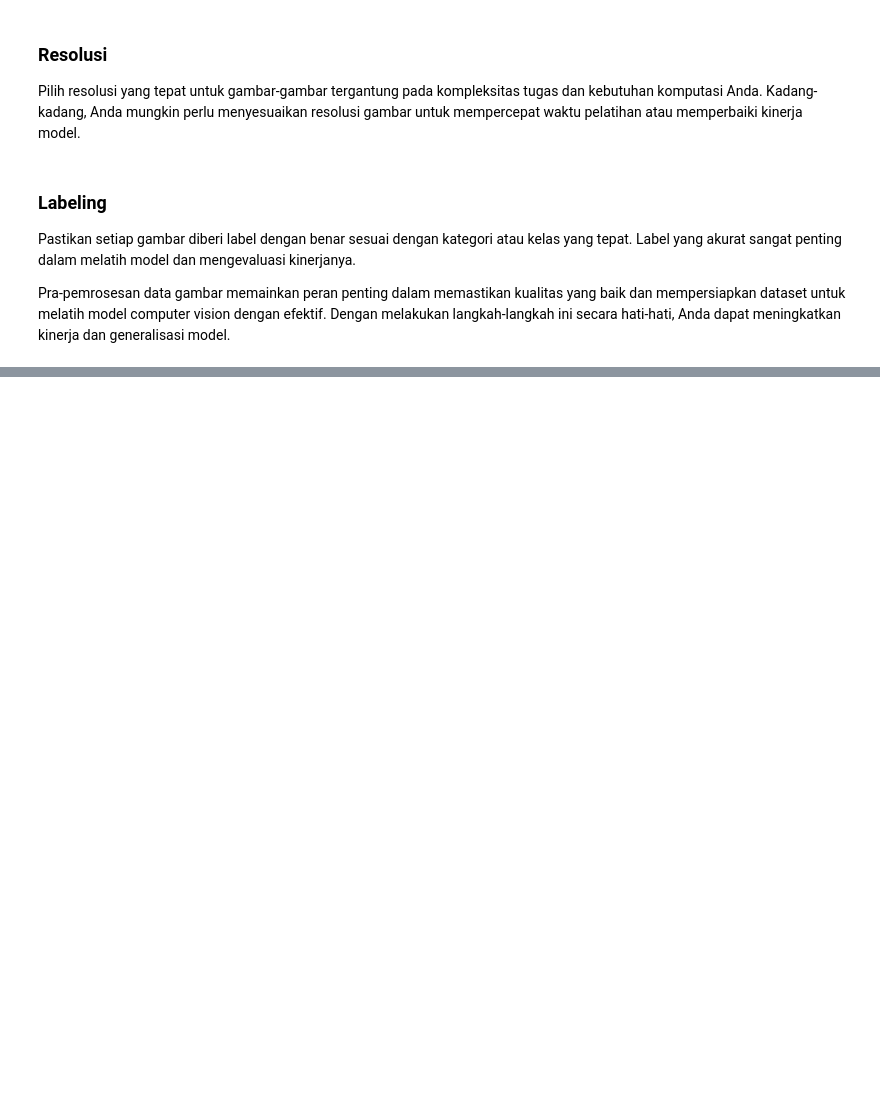
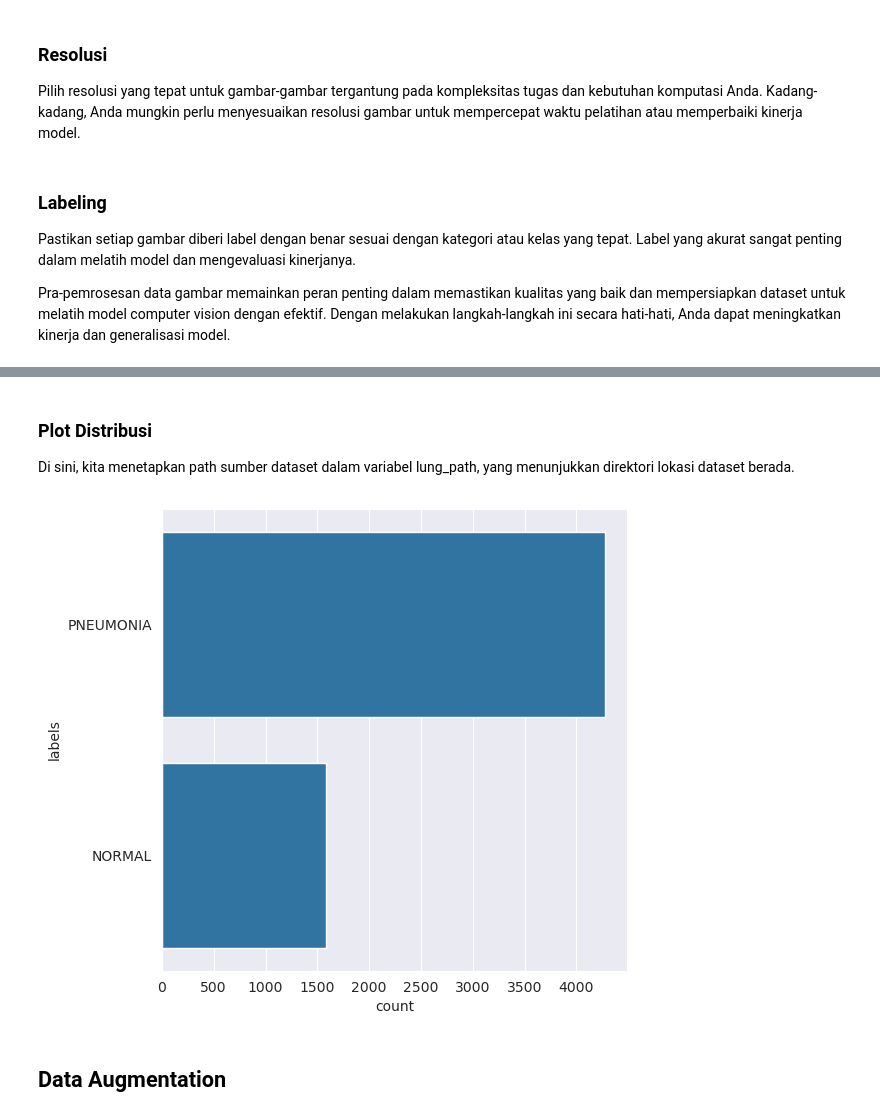
Before and after one commit to TurmaeUrsorum/repo_dicoding, a Jupyter notebook: 4. Belajar Fundamental Deep Learning/7. Klasifikasi Gambar/klasifikasi_gambar.ipynb, the cells around one changed output, grey strips where cells are left out. Saved outputs shown, nothing was run; the diff lists cells and outputs as text; code cells hidden in the pictures; blank space fills up the shorter version.

```diff
--- a/4. Belajar Fundamental Deep Learning/7. Klasifikasi Gambar/klasifikasi_gambar.ipynb
+++ b/4. Belajar Fundamental Deep Learning/7. Klasifikasi Gambar/klasifikasi_gambar.ipynb
@@ -343,0 +695,33 @@ Pra-pemrosesan data gambar memainkan peran penting dalam memastikan kualitas yan
+# %% [markdown]
+### Plot Distribusi
+
+Di sini, kita menetapkan path sumber dataset dalam variabel lung_path, yang menunjukkan direktori lokasi dataset berada.
+# %%
+import seaborn as sns
+
+# Definisikan path sumber
+lung_path = "./Bahan/chest_xray/dataset/"
+
+# Buat daftar yang menyimpan data untuk setiap nama file, path file, dan label dalam data
+file_name = []
+labels = []
+full_path = []
+
+# Dapatkan nama file gambar, path file, dan label satu per satu dengan looping, dan simpan sebagai dataframe
+for path, subdirs, files in os.walk(lung_path):
+    for name in files:
+        full_path.append(os.path.join(path, name))
+        labels.append(path.split('/')[-1])
+        file_name.append(name)
+
+distribution_train = pd.DataFrame({"path":full_path, 'file_name':file_name, "labels":labels})
+
+# Plot distribusi gambar di setiap kelas
+Label = distribution_train['labels']
+plt.figure(figsize = (6,6))
+sns.set_style("darkgrid")
+plot_data = sns.countplot(Label)
+# %% [output]
+[figure, added]
+# %% [markdown]
+## Data Augmentation
```
Also changed, not shown: parts of 53 cells of this notebook.
